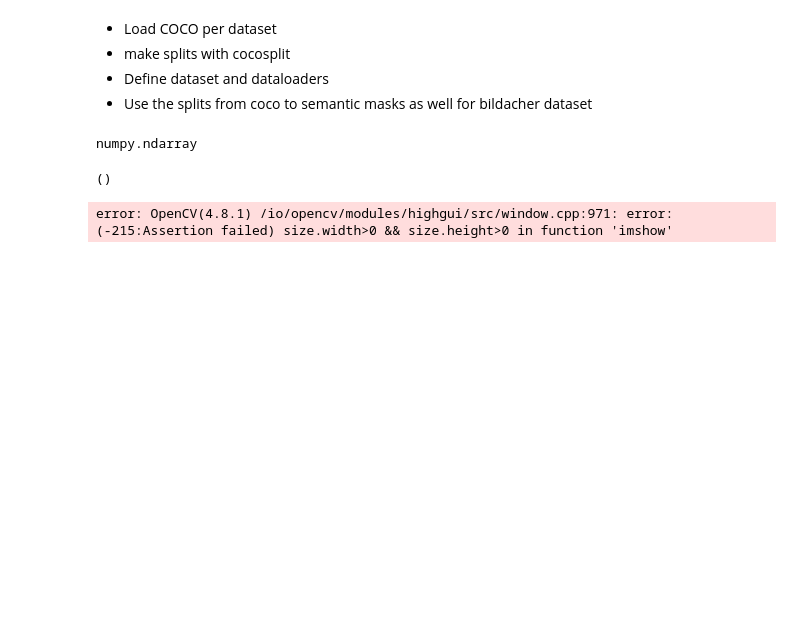
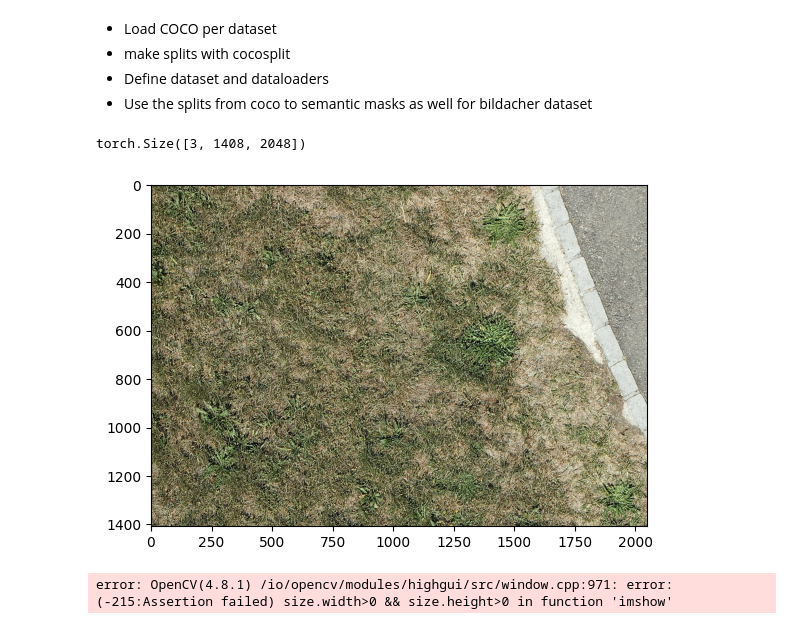
Before and after one commit to Joaquin-Gajardo/SDSC-hackathon-2023, a Jupyter notebook: notebook/prepare_data/pytorch_dataset_dev.ipynb, the cells around one changed output. Drawn from its saved outputs; the diff is of its cells as text; code cells hidden in the pictures; blank space fills up the shorter version.

Commit message:
TODO list and WIP torch dataset

```diff
--- a/notebook/prepare_data/pytorch_dataset_dev.ipynb
+++ b/notebook/prepare_data/pytorch_dataset_dev.ipynb
@@ -24,13 +25,13 @@ The autoreload extension is already loaded. To reload it, use:
 dataset = MixedDataset()
 # %%
 image = dataset[0]
-type(image)
+image.shape
 # %% [output]
-numpy.ndarray
+torch.Size([3, 1408, 2048])
-# %%
-image.shape
-# %% [output]
-()
+# %%
+plot_tensor(image)
+# %% [output]
+[figure, added]
 # %%
 cv2.imshow('image', image)
 cv2.waitKey(0)
```
Also changed, not shown: parts of 1 cell of this notebook, 4 other files.
